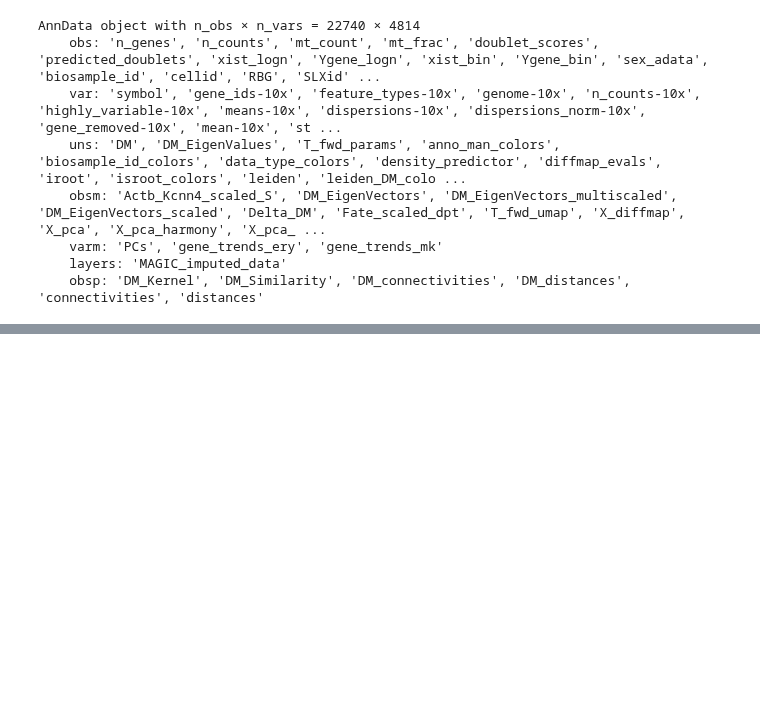
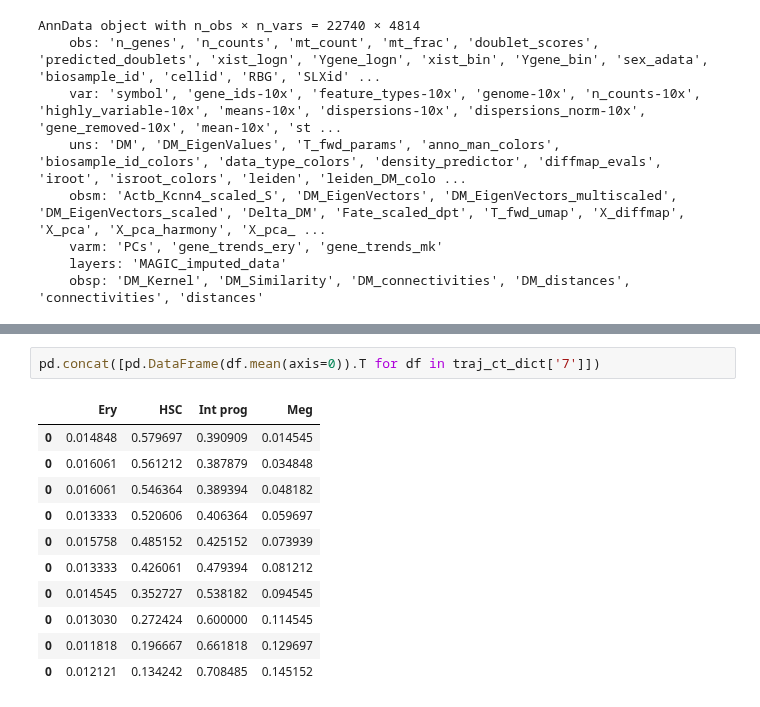
Before and after one commit to oZwZo/PINN_dynamics, a Jupyter notebook: Explore_Notebook/7.evaluation/7-14.evaluate_ery_mk_trajectory.ipynb, the cells around one changed output, grey strips where cells are left out. Saved outputs shown, nothing was run; the diff lists cells and outputs as text; blank space fills up the shorter version.

```diff
--- a/Explore_Notebook/7.evaluation/7-14.evaluate_ery_mk_trajectory.ipynb
+++ b/Explore_Notebook/7.evaluation/7-14.evaluate_ery_mk_trajectory.ipynb
@@ -142,0 +246,14 @@ w2_dict['49'] # ??!!
+# %%
+pd.concat([pd.DataFrame(df.mean(axis=0)).T for df in traj_ct_dict['7']])
+# %% [output]
+|  | Ery | HSC | Int prog | Meg |
+| 0 | 0.014848 | 0.579697 | 0.390909 | 0.014545 |
+| 0 | 0.016061 | 0.561212 | 0.387879 | 0.034848 |
+| 0 | 0.016061 | 0.546364 | 0.389394 | 0.048182 |
+| 0 | 0.013333 | 0.520606 | 0.406364 | 0.059697 |
+| 0 | 0.015758 | 0.485152 | 0.425152 | 0.073939 |
+| 0 | 0.013333 | 0.426061 | 0.479394 | 0.081212 |
+| 0 | 0.014545 | 0.352727 | 0.538182 | 0.094545 |
+| 0 | 0.013030 | 0.272424 | 0.600000 | 0.114545 |
+| 0 | 0.011818 | 0.196667 | 0.661818 | 0.129697 |
+| 0 | 0.012121 | 0.134242 | 0.708485 | 0.145152 |
```
Also changed, not shown: parts of 30 cells of this notebook, 1 other file.
